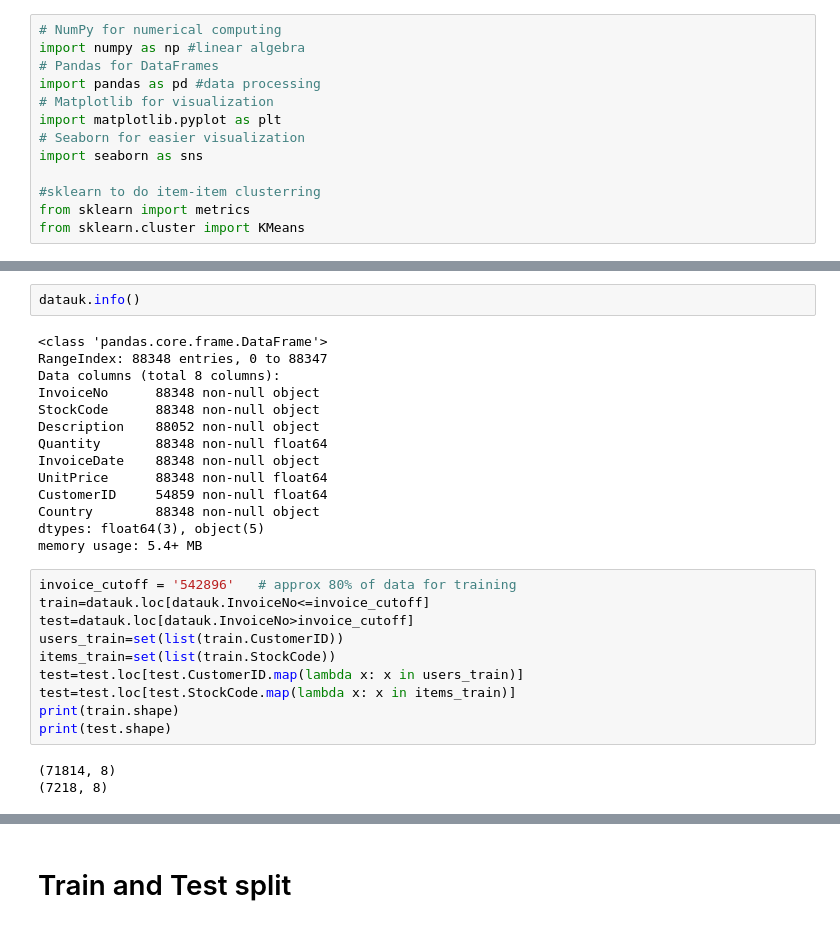
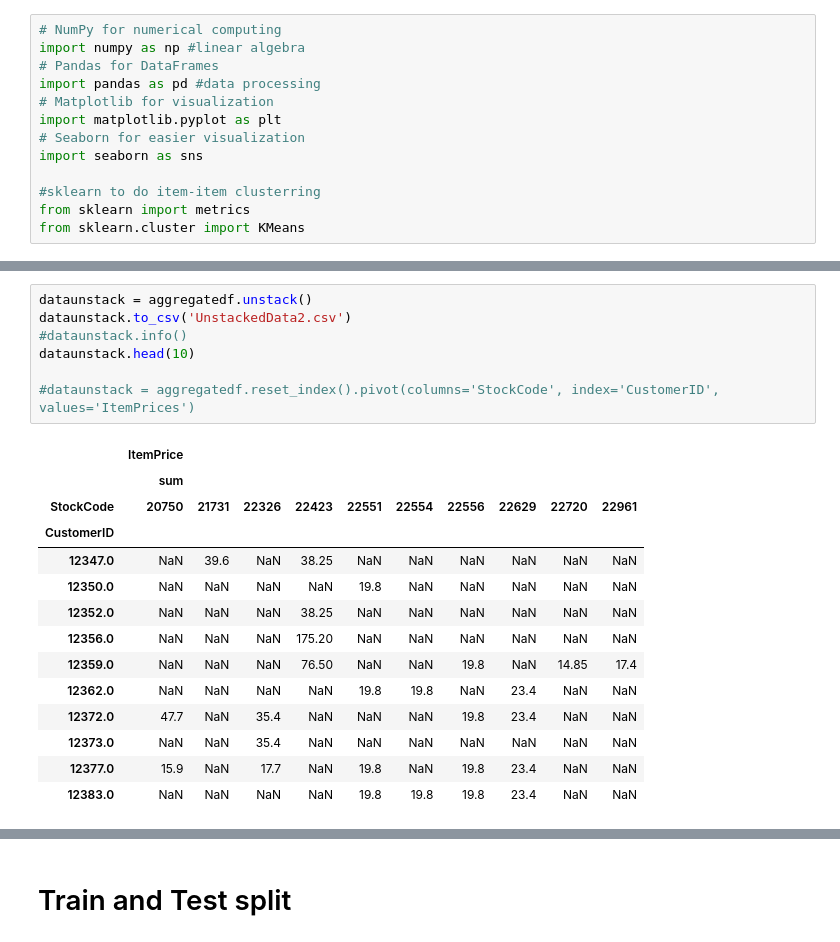
Before and after one commit to rajk11040/OnlineRetailData, a Jupyter notebook: Online Retail Data Project Raj.ipynb, the cells around one changed output, grey strips where cells are left out. Drawn from its saved outputs; the diff is of its cells as text.

```diff
--- a/Online Retail Data Project Raj.ipynb
+++ b/Online Retail Data Project Raj.ipynb
@@ -83,29 +161,22 @@ datauk.head(5)
-# %%
-datauk.info()
-# %% [output]
-<class 'pandas.core.frame.DataFrame'>
-RangeIndex: 88348 entries, 0 to 88347
-Data columns (total 8 columns):
-InvoiceNo      88348 non-null object
-StockCode      88348 non-null object
-Description    88052 non-null object
-Quantity       88348 non-null float64
-InvoiceDate    88348 non-null object
-UnitPrice      88348 non-null float64
-CustomerID     54859 non-null float64
-Country        88348 non-null object
-dtypes: float64(3), object(5)
-memory usage: 5.4+ MB
-# %%
-invoice_cutoff = '542896'   # approx 80% of data for training
-train=datauk.loc[datauk.InvoiceNo<=invoice_cutoff]
-test=datauk.loc[datauk.InvoiceNo>invoice_cutoff]
-users_train=set(list(train.CustomerID))
-items_train=set(list(train.StockCode))
-test=test.loc[test.CustomerID.map(lambda x: x in users_train)]
-test=test.loc[test.StockCode.map(lambda x: x in items_train)]
-print(train.shape)
-print(test.shape)
-# %% [output]
-(71814, 8)
-(7218, 8)
+# %%
+dataunstack = aggregatedf.unstack()
+dataunstack.to_csv('UnstackedData2.csv')
+#dataunstack.info()
+dataunstack.head(10)
+
+#dataunstack = aggregatedf.reset_index().pivot(columns='StockCode', index='CustomerID', values='ItemPrices')
+# %% [output]
+|  | ItemPrice |  |  |  |  |  |  |  |  |  |
+|  | sum |  |  |  |  |  |  |  |  |  |
+| StockCode | 20750 | 21731 | 22326 | 22423 | 22551 | 22554 | 22556 | 22629 | 22720 | 22961 |
+| CustomerID |  |  |  |  |  |  |  |  |  |  |
+| 12347.0 | NaN | 39.6 | NaN | 38.25 | NaN | NaN | NaN | NaN | NaN | NaN |
+| 12350.0 | NaN | NaN | NaN | NaN | 19.8 | NaN | NaN | NaN | NaN | NaN |
+| 12352.0 | NaN | NaN | NaN | 38.25 | NaN | NaN | NaN | NaN | NaN | NaN |
+| 12356.0 | NaN | NaN | NaN | 175.20 | NaN | NaN | NaN | NaN | NaN | NaN |
+| 12359.0 | NaN | NaN | NaN | 76.50 | NaN | NaN | 19.8 | NaN | 14.85 | 17.4 |
+| 12362.0 | NaN | NaN | NaN | NaN | 19.8 | 19.8 | NaN | 23.4 | NaN | NaN |
+| 12372.0 | 47.7 | NaN | 35.4 | NaN | NaN | NaN | 19.8 | 23.4 | NaN | NaN |
+| 12373.0 | NaN | NaN | 35.4 | NaN | NaN | NaN | NaN | NaN | NaN | NaN |
+| 12377.0 | 15.9 | NaN | 17.7 | NaN | 19.8 | NaN | 19.8 | 23.4 | NaN | NaN |
+| 12383.0 | NaN | NaN | NaN | NaN | 19.8 | 19.8 | 19.8 | 23.4 | NaN | NaN |
```
Also changed, not shown: parts of 21 cells of this notebook.
